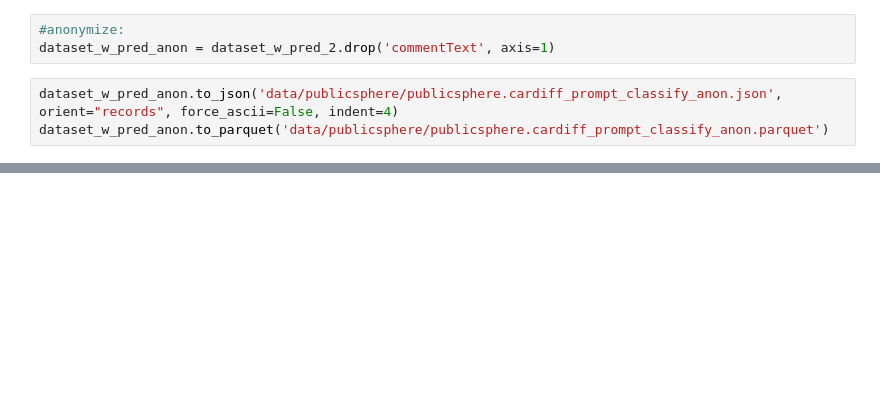
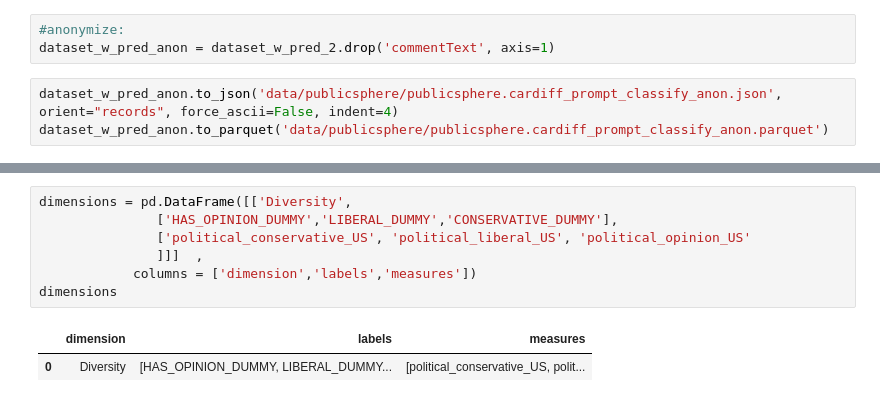
Before and after one commit to cl-trier/TWON-Exploration, a Jupyter notebook: 26--Classify PublicSphere-benchmark.ipynb, the cells around one changed output, grey strips where cells are left out. Drawn from its saved outputs; the diff is of its cells as text; blank space fills up the shorter version.

```diff
--- a/26--Classify PublicSphere-benchmark.ipynb
+++ b/26--Classify PublicSphere-benchmark.ipynb
@@ -373,0 +490,10 @@ performance
+# %%
+dimensions = pd.DataFrame([['Diversity',
+               ['HAS_OPINION_DUMMY','LIBERAL_DUMMY','CONSERVATIVE_DUMMY'],
+               ['political_conservative_US', 'political_liberal_US', 'political_opinion_US'
+               ]]]  ,
+            columns = ['dimension','labels','measures'])
+dimensions
+# %% [output]
+|  | dimension | labels | measures |
+| 0 | Diversity | [HAS_OPINION_DUMMY, LIBERAL_DUMMY... | [political_conservative_US, polit... |
```
Also changed, not shown: parts of 61 cells of this notebook, 3 other files.
